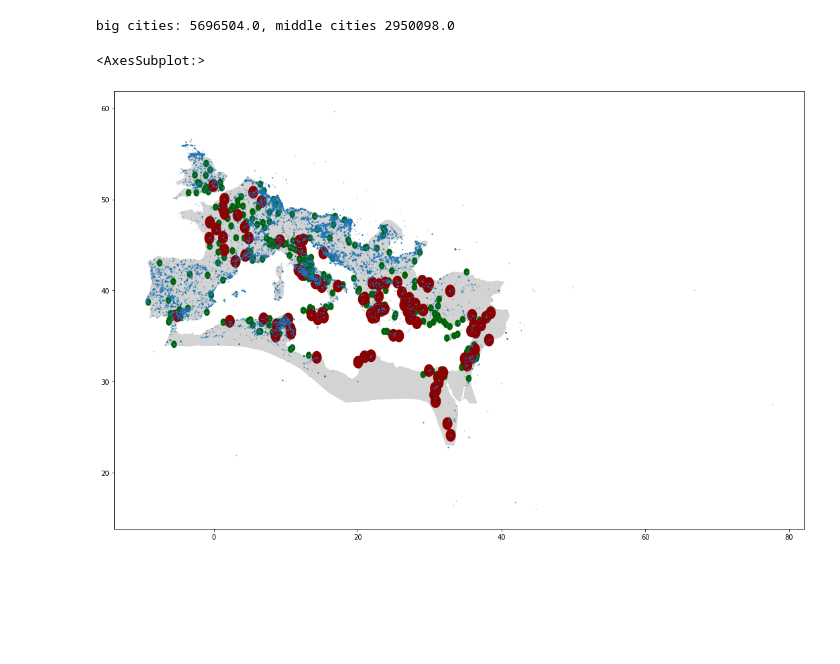
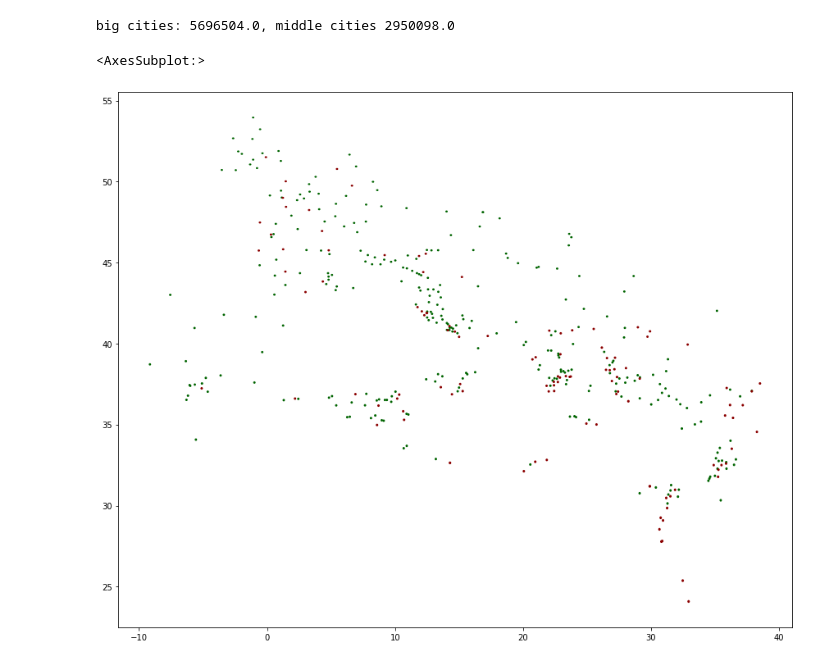
Before and after one commit to sdam-au/LI_ETL, a Jupyter notebook: scripts/1_6_py_OCCUPS&ORGS_SPATIAL.ipynb, the cells around one changed output. Saved outputs shown, nothing was run; the diff lists cells and outputs as text; code cells hidden in the pictures; blank space fills up the shorter version.

Commit message:
buffers around cities and occupations

```diff
--- a/scripts/1_6_py_OCCUPS&ORGS_SPATIAL.ipynb
+++ b/scripts/1_6_py_OCCUPS&ORGS_SPATIAL.ipynb
@@ -74,7 +74,7 @@ Index(['Primary Key', 'Ancient Toponym', 'Modern Toponym', 'Province',
        'pop_diff'],
       dtype='object')
 # %%
-cities_pop = geopandas.GeoDataFrame(cities_pop, geometry=geopandas.points_from_xy(cities_pop["Longitude (X)"], cities_pop["Latitude (Y)"]), crs={'init' :'epsg:4806'})
+cities_pop = geopandas.GeoDataFrame(cities_pop, geometry=geopandas.points_from_xy(cities_pop["Longitude (X)"], cities_pop["Latitude (Y)"]), crs={"init":"epsg:3857"})
 # %%
 ### # pelagios provinces
 url = "https://raw.githubusercontent.com/pelagios/magis-pleiades-regions/main/pleiades-regions-magis-pelagios.geojson"
@@ -109,3 +109,30 @@ cities_pop["pop_est"].sum()
 cities_pop["pop_est"][:50].sum()
 # %% [output]
 4059005.0
+# %%
+cities_pop = cities_pop.to_crs("EPSG:4326")
+# %%
+from shapely.geometry import Point
+from functools import partial
+from shapely.ops import transform
+import pyproj
+
+def buffer_in_meters(lng, lat, area_ha, coef):
+    proj_meters = pyproj.Proj(init='epsg:3857')
+    proj_latlng = pyproj.Proj(init='epsg:4326')
+
+    project_to_meters = partial(pyproj.transform, proj_latlng, proj_meters)
+    project_to_latlng = partial(pyproj.transform, proj_meters, proj_latlng)
+
+    pt_latlng = Point(lng, lat)
+    pt_meters = transform(project_to_meters, pt_latlng)
+    try:
+        radius = np.sqrt((area_ha * 10000) / np.pi) + coef
+        buffer_meters = pt_meters.buffer(radius)
+    except:
+        radius = coef
+        buffer_meters = pt_meters.buffer(radius)
+    buffer_latlng = transform(project_to_latlng, buffer_meters)
+    return buffer_latlng
+# %%
+cities_pop["geometry"] = cities_pop.apply(lambda row: buffer_in_meters(row["Longitude (X)"], row["Latitude (Y)"], row["Area"], 10000), axis=1)
@@ -117,13 +162,13 @@ print("big cities: {0}, middle cities {1}".format(cities_big["pop_est"].sum(), c
 big cities: 5696504.0, middle cities 2950098.0
 # %%
 fig, ax = plt.subplots(figsize=[24, 12])
-pleiades_regions.plot(ax=ax, color="lightgray")
-cities_middle["geometry"].buffer(0.4).plot(ax=ax, color="darkgreen")
-cities_big["geometry"].buffer(0.7).plot(ax=ax, color="darkred")
-EDHg.plot(ax=ax, alpha=0.4, markersize=0.5)
+#pleiades_regions.plot(ax=ax, color="lightgray")
+cities_middle.plot(ax=ax, color="darkgreen")
+cities_big.plot(ax=ax, color="darkred")
+#EDHg.plot(ax=ax, alpha=0.4, markersize=0.5)
 # %% [output]
 <AxesSubplot:>
-[figure, old version]
+[figure, new version]
 # %%
 ### some inspiration from here
 # https://gis.stackexchange.com/questions/349637/given-list-of-points-lat-long-how-to-find-all-points-within-radius-of-a-give
```
Also changed, not shown: parts of 12 cells of this notebook.
